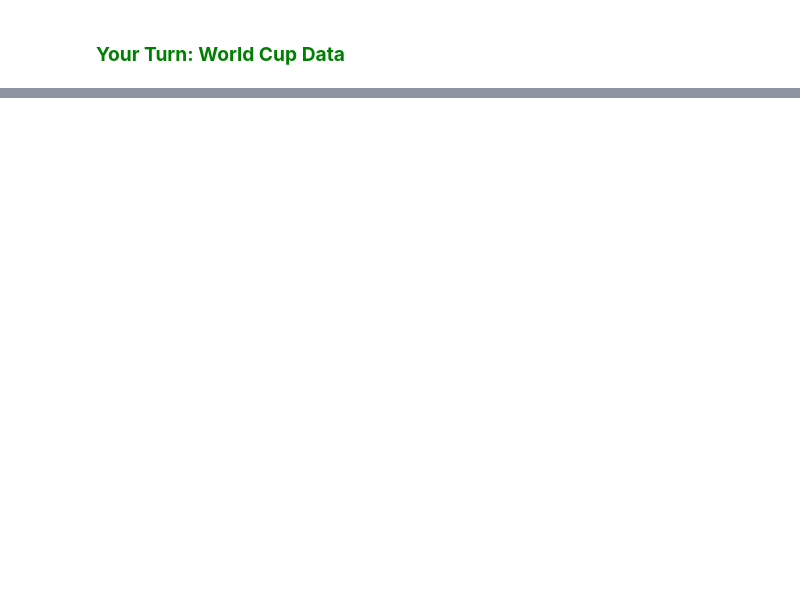
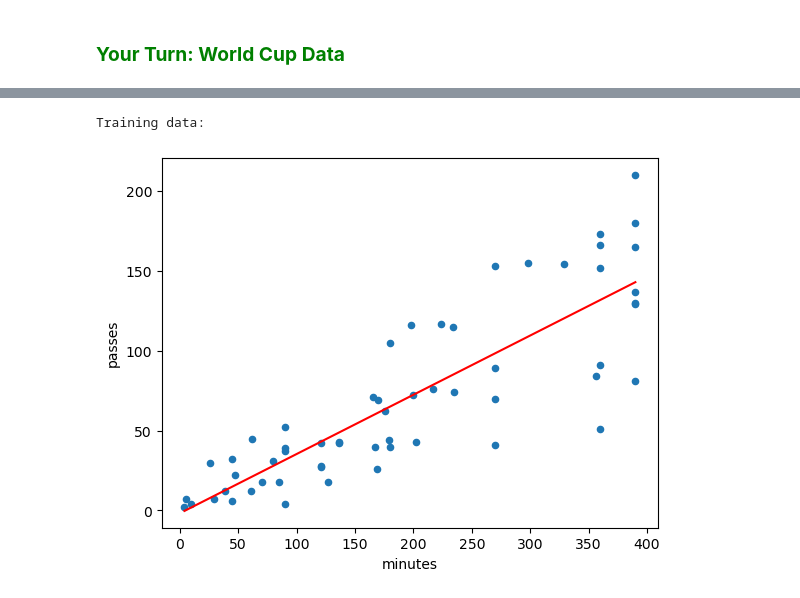
Before and after one commit to kurt-ds/data-science-coursework, a Jupyter notebook: 5 - ML-reg-clas/Regression.ipynb, the cells around one changed output, grey strips where cells are left out. Drawn from its saved outputs; the diff is of its cells as text; code cells hidden in the pictures; blank space fills up the shorter version.

```diff
--- a/5 - ML-reg-clas/Regression.ipynb
+++ b/5 - ML-reg-clas/Regression.ipynb
@@ -122,8 +193,19 @@ YOUR CODE HERE
 # %%
 # Use linear regression for interactive number-of-passes predictor
 # Training data: compute and show minutes-passes regression for players
 # from Greece, USA, and Portugal
-YOUR CODE HERE
+train = players[(players.team == 'Greece') | (players.team == 'USA') | (players.team == 'Portugal')]
+a, b = np.polyfit(train.minutes, train.passes, 1)
+
+print('Training data:')
+train.plot.scatter('minutes', 'passes')
+x1 = min(train.minutes)
+x2 = max(train.minutes)
+plt.plot([x1, x2], [a*x1 + b, a*x2 + b], color='red')
+plt.show()
+# %% [output]
+Training data:
+[figure, added]
 # %%
 # Now loop asking for a player's surname; find the number of minutes the
 # player played, use the regression to predict the number of passes made,
```
Also changed, not shown: parts of 10 cells of this notebook, 1 other file.
